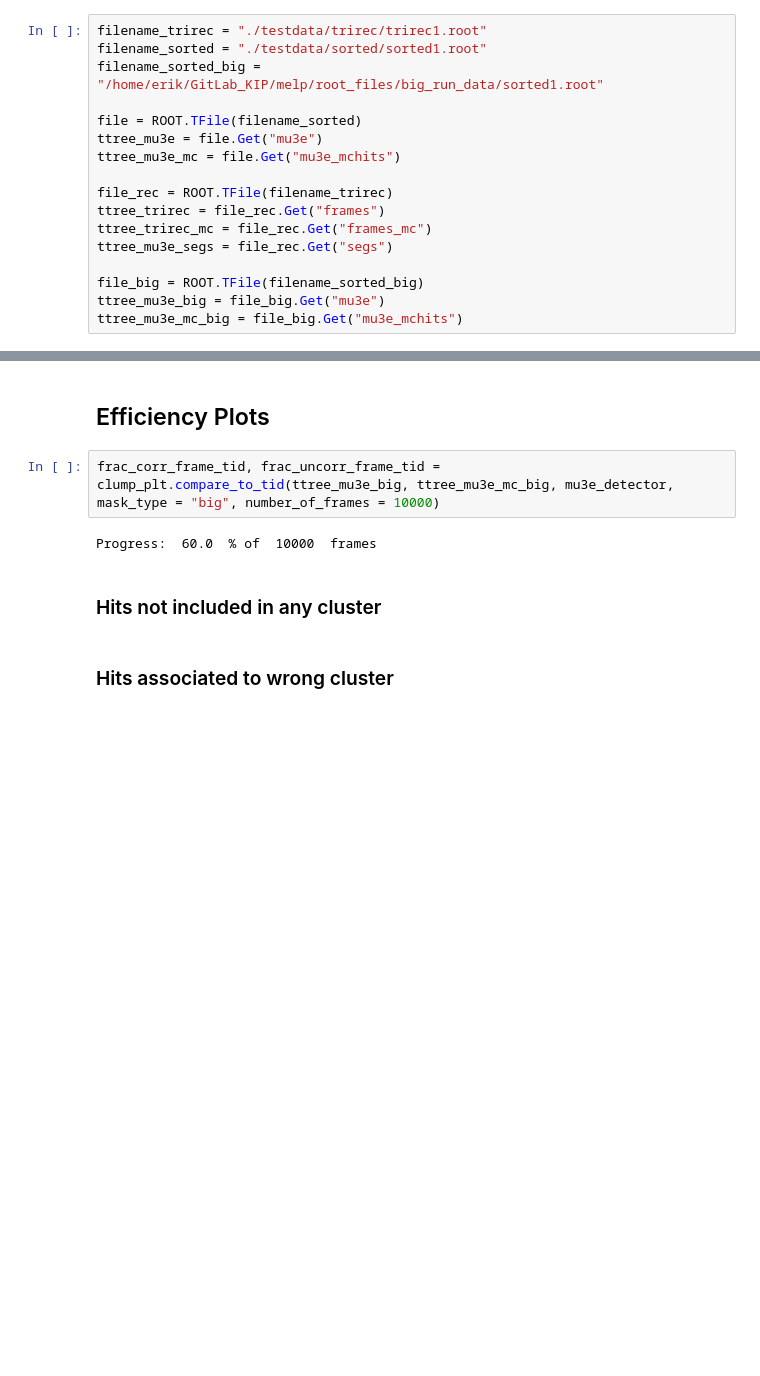
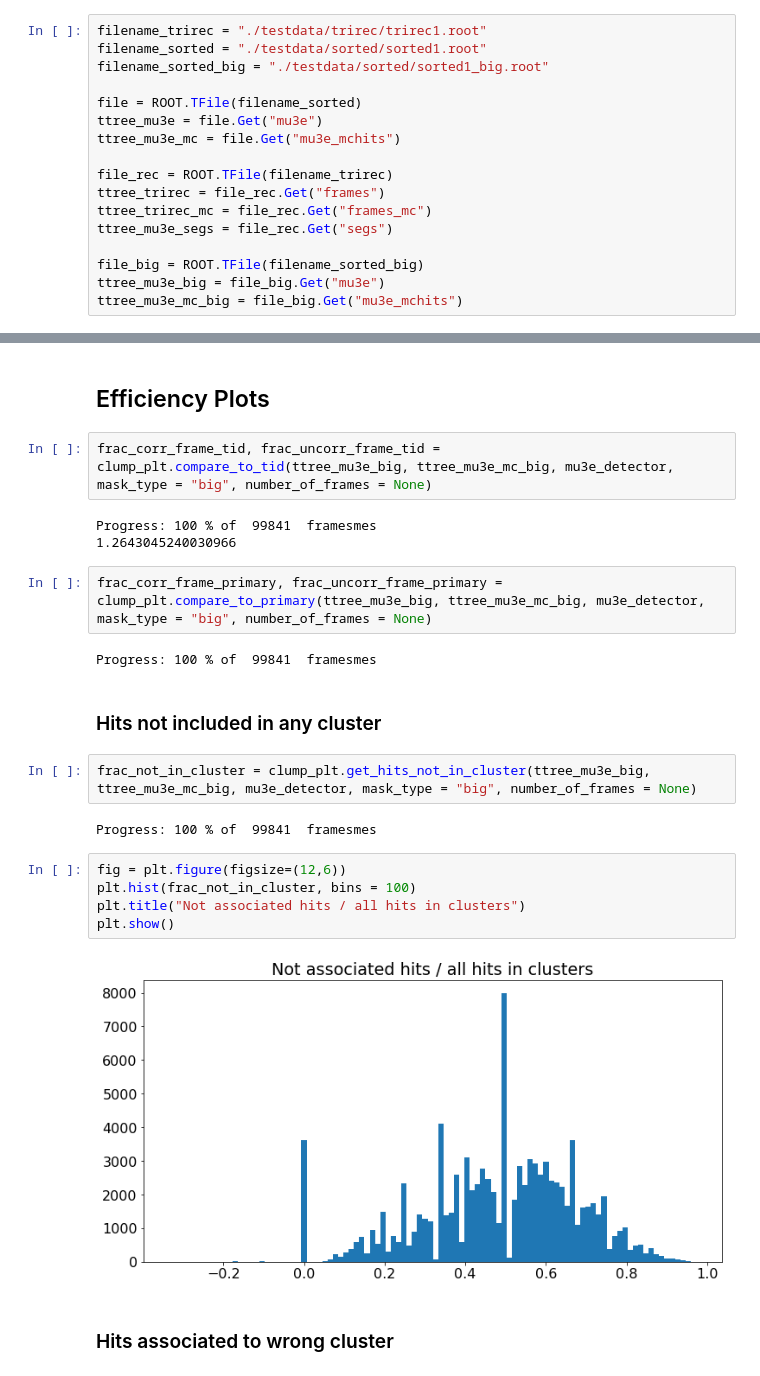
Before and after one commit to maximilianKoeper/melp, a Jupyter notebook: comparison_clustering.ipynb, the cells around one changed output, grey strips where cells are left out. Saved outputs shown, nothing was run; the diff lists cells and outputs as text; blank space fills up the shorter version.

Commit message:
Added more comparison plots

```diff
--- a/comparison_clustering.ipynb
+++ b/comparison_clustering.ipynb
@@ -22,7 +22,7 @@ Welcome to JupyROOT 6.24/06
 # %%
 filename_trirec = "./testdata/trirec/trirec1.root"
 filename_sorted = "./testdata/sorted/sorted1.root"
-filename_sorted_big = "/home/erik/GitLab_KIP/melp/root_files/big_run_data/sorted1.root"
+filename_sorted_big = "./testdata/sorted/sorted1_big.root"
 
 file = ROOT.TFile(filename_sorted)
 ttree_mu3e = file.Get("mu3e")
@@ -322,11 +322,27 @@ plt.show()
 # %% [markdown]
 ## Efficiency Plots
 # %%
-frac_corr_frame_tid, frac_uncorr_frame_tid = clump_plt.compare_to_tid(ttree_mu3e_big, ttree_mu3e_mc_big, mu3e_detector, mask_type = "big", number_of_frames = 10000)
+frac_corr_frame_tid, frac_uncorr_frame_tid = clump_plt.compare_to_tid(ttree_mu3e_big, ttree_mu3e_mc_big, mu3e_detector, mask_type = "big", number_of_frames = None)
 # %% [output]
-Progress:  60.0  % of  10000  frames
+Progress: 100 % of  99841  framesmes
+1.2643045240030966
+# %%
+frac_corr_frame_primary, frac_uncorr_frame_primary = clump_plt.compare_to_primary(ttree_mu3e_big, ttree_mu3e_mc_big, mu3e_detector, mask_type = "big", number_of_frames = None)
+# %% [output]
+Progress: 100 % of  99841  framesmes
 # %% [markdown]
 ### Hits not included in any cluster
+# %%
+frac_not_in_cluster = clump_plt.get_hits_not_in_cluster(ttree_mu3e_big, ttree_mu3e_mc_big, mu3e_detector, mask_type = "big", number_of_frames = None)
+# %% [output]
+Progress: 100 % of  99841  framesmes
+# %%
+fig = plt.figure(figsize=(12,6))
+plt.hist(frac_not_in_cluster, bins = 100)
+plt.title("Not associated hits / all hits in clusters")
+plt.show()
+# %% [output]
+[figure, added]
 # %% [markdown]
 ### Hits associated to wrong cluster
 # %% [markdown]
```
Also changed, not shown: parts of 4 cells of this notebook, 5 other files.
